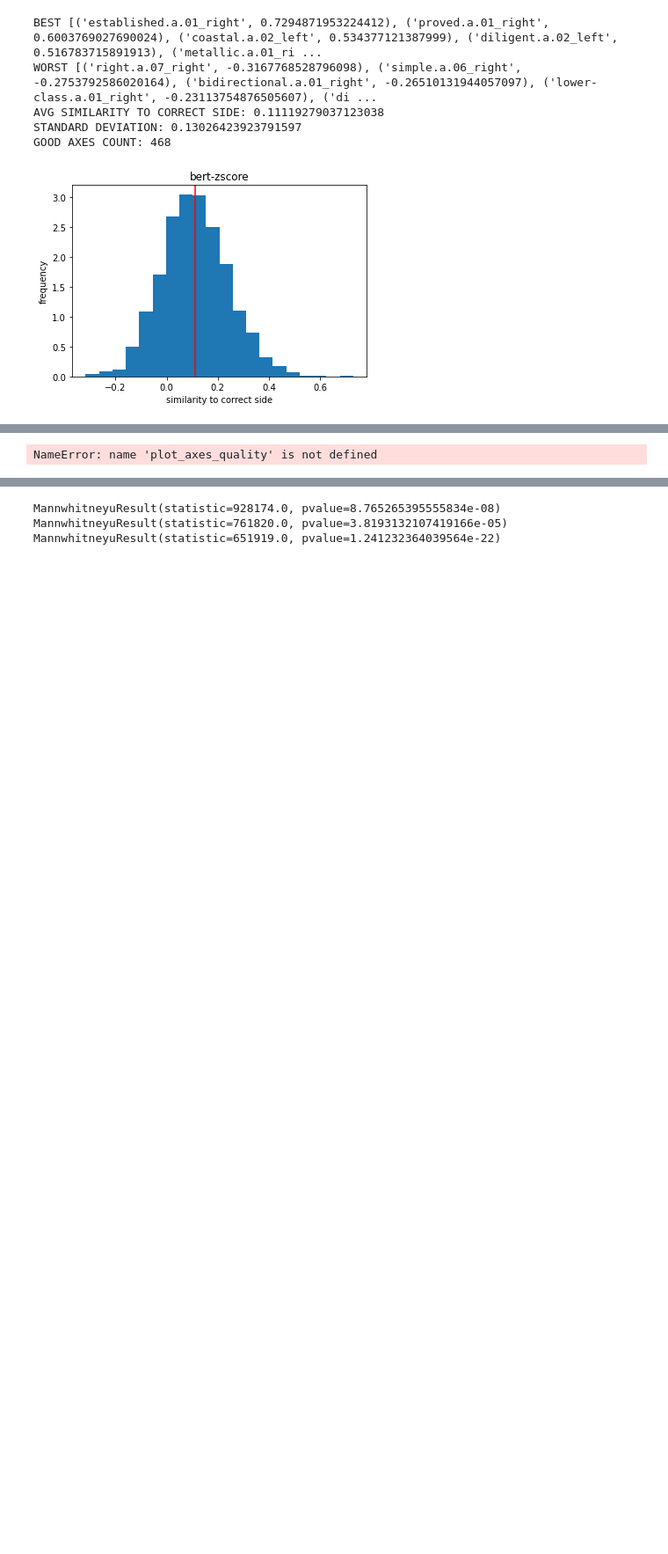
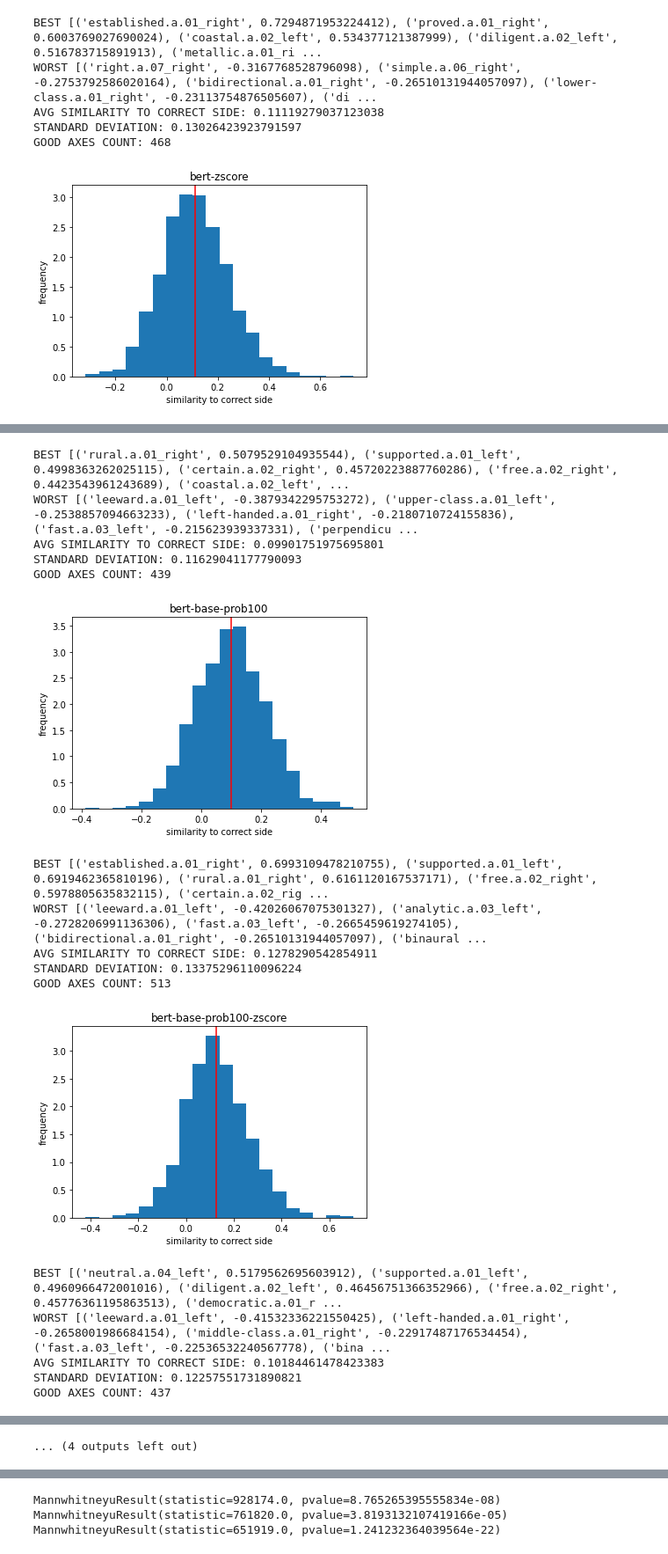
Before and after one commit to lucy3/context_semantic_axes, a Jupyter notebook: code/axes_occupation_viz.ipynb, the cells around one changed output, grey strips where cells are left out. Shown at 88% size. Drawn from its saved outputs; the diff is of its cells as text; code cells hidden in the pictures; blank space fills up the shorter version.

```diff
--- a/code/axes_occupation_viz.ipynb
+++ b/code/axes_occupation_viz.ipynb
@@ -279,7 +280,23 @@ show_top_axes(LOGS + 'semantics_val/person/frameaxis_bert-zscore.json', scores3)
 # %%
 # inspect effect of N on score
-for top_n in [50, 100, 150, 250, 300, 350, 400, 450, 500]:
+for top_n in [100, 300, 400, 500]:
     _ = plot_axes_quality('bert-base-prob' + str(top_n))
     _ = plot_axes_quality('bert-base-prob' + str(top_n) + '-zscore')
 # %% [output]
-NameError: name 'plot_axes_quality' is not defined
+BEST [('rural.a.01_right', 0.5079529104935544), ('supported.a.01_left', 0.4998363262025115), ('certain.a.02_right', 0.45720223887760286), ('free.a.02_right', 0.4423543961243689), ('coastal.a.02_left', ...
+WORST [('leeward.a.01_left', -0.3879342295753272), ('upper-class.a.01_left', -0.2538857094663233), ('left-handed.a.01_right', -0.2180710724155836), ('fast.a.03_left', -0.215623939337331), ('perpendicu ...
+AVG SIMILARITY TO CORRECT SIDE: 0.09901751975695801
+STANDARD DEVIATION: 0.11629041177790093
+GOOD AXES COUNT: 439
+[figure, added]
+BEST [('established.a.01_right', 0.6993109478210755), ('supported.a.01_left', 0.6919462365810196), ('rural.a.01_right', 0.6161120167537171), ('free.a.02_right', 0.5978805635832115), ('certain.a.02_rig ...
+WORST [('leeward.a.01_left', -0.42026067075301327), ('analytic.a.03_left', -0.2728206991136306), ('fast.a.03_left', -0.2665459619274105), ('bidirectional.a.01_right', -0.26510131944057097), ('binaural ...
+AVG SIMILARITY TO CORRECT SIDE: 0.1278290542854911
+STANDARD DEVIATION: 0.13375296110096224
+GOOD AXES COUNT: 513
+[figure, added]
+BEST [('neutral.a.04_left', 0.5179562695603912), ('supported.a.01_left', 0.4960966472001016), ('diligent.a.02_left', 0.46456751366352966), ('free.a.02_right', 0.45776361195863513), ('democratic.a.01_r ...
+WORST [('leeward.a.01_left', -0.41532336221550425), ('left-handed.a.01_right', -0.2658001986684154), ('middle-class.a.01_right', -0.22917487176534454), ('fast.a.03_left', -0.22536532240567778), ('bina ...
+AVG SIMILARITY TO CORRECT SIDE: 0.10184461478423383
+STANDARD DEVIATION: 0.12257551731890821
+GOOD AXES COUNT: 437
@@ -286 +322,2 @@ NameError: name 'plot_axes_quality' is not defined
+... (4 outputs left out)
 # %%
```
Also changed, not shown: parts of 30 cells of this notebook, 3 other files.
